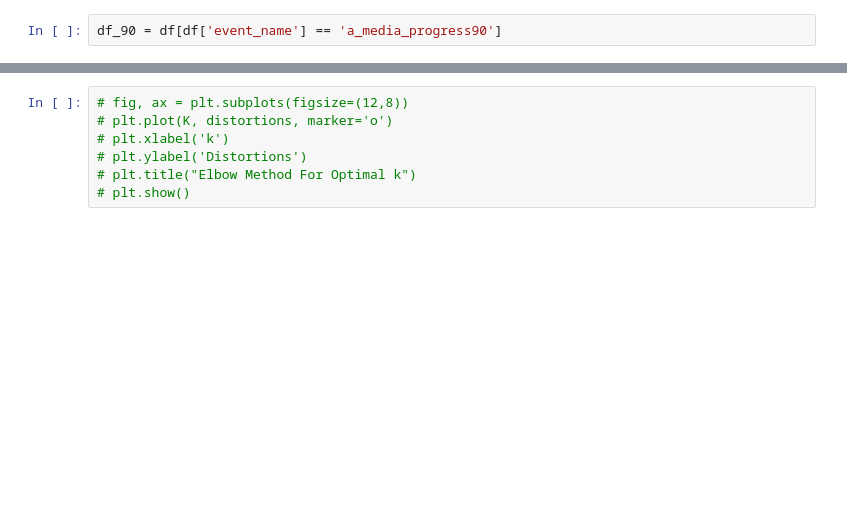
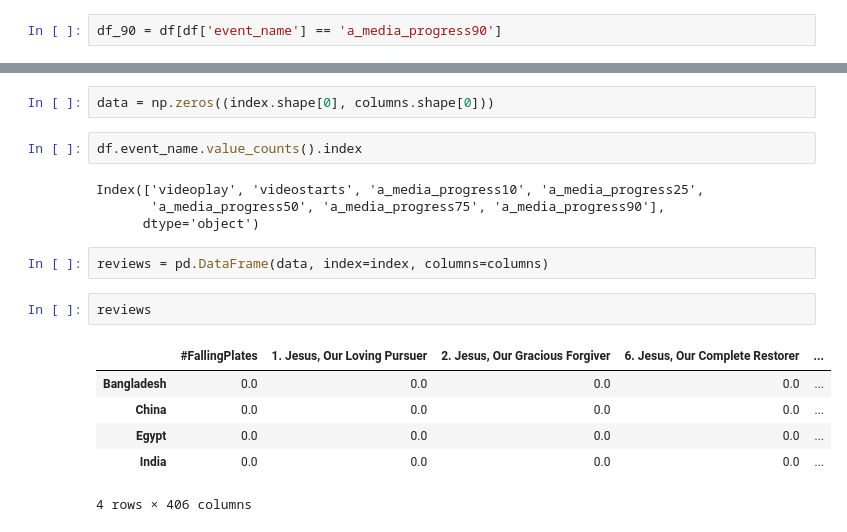
Before and after one commit to dj-betts/jf_project, a Jupyter notebook: recommender_base.ipynb, the cells around one changed output, grey strips where cells are left out. Drawn from its saved outputs; the diff is of its cells as text; blank space fills up the shorter version.

```diff
--- a/recommender_base.ipynb
+++ b/recommender_base.ipynb
@@ -128,7 +216,19 @@ from scipy import spatial
-# %%
-# fig, ax = plt.subplots(figsize=(12,8))
-# plt.plot(K, distortions, marker='o')
-# plt.xlabel('k')
-# plt.ylabel('Distortions')
-# plt.title("Elbow Method For Optimal k")
-# plt.show()
+# %%
+data = np.zeros((index.shape[0], columns.shape[0]))
+# %%
+df.event_name.value_counts().index
+# %% [output]
+Index(['videoplay', 'videostarts', 'a_media_progress10', 'a_media_progress25',
+       'a_media_progress50', 'a_media_progress75', 'a_media_progress90'],
+      dtype='object')
+# %%
+reviews = pd.DataFrame(data, index=index, columns=columns)
+# %%
+reviews
+# %% [output]
+|  | #FallingPlates | 1. Jesus, Our Loving Pursuer | 2. Jesus, Our Gracious Forgiver | 6. Jesus, Our Complete Restorer | ... |
+| Bangladesh | 0.0 | 0.0 | 0.0 | 0.0 | ... |
+| China | 0.0 | 0.0 | 0.0 | 0.0 | ... |
+| Egypt | 0.0 | 0.0 | 0.0 | 0.0 | ... |
+| India | 0.0 | 0.0 | 0.0 | 0.0 | ... |
+4 rows × 406 columns
```
Also changed, not shown: parts of 28 cells of this notebook.
